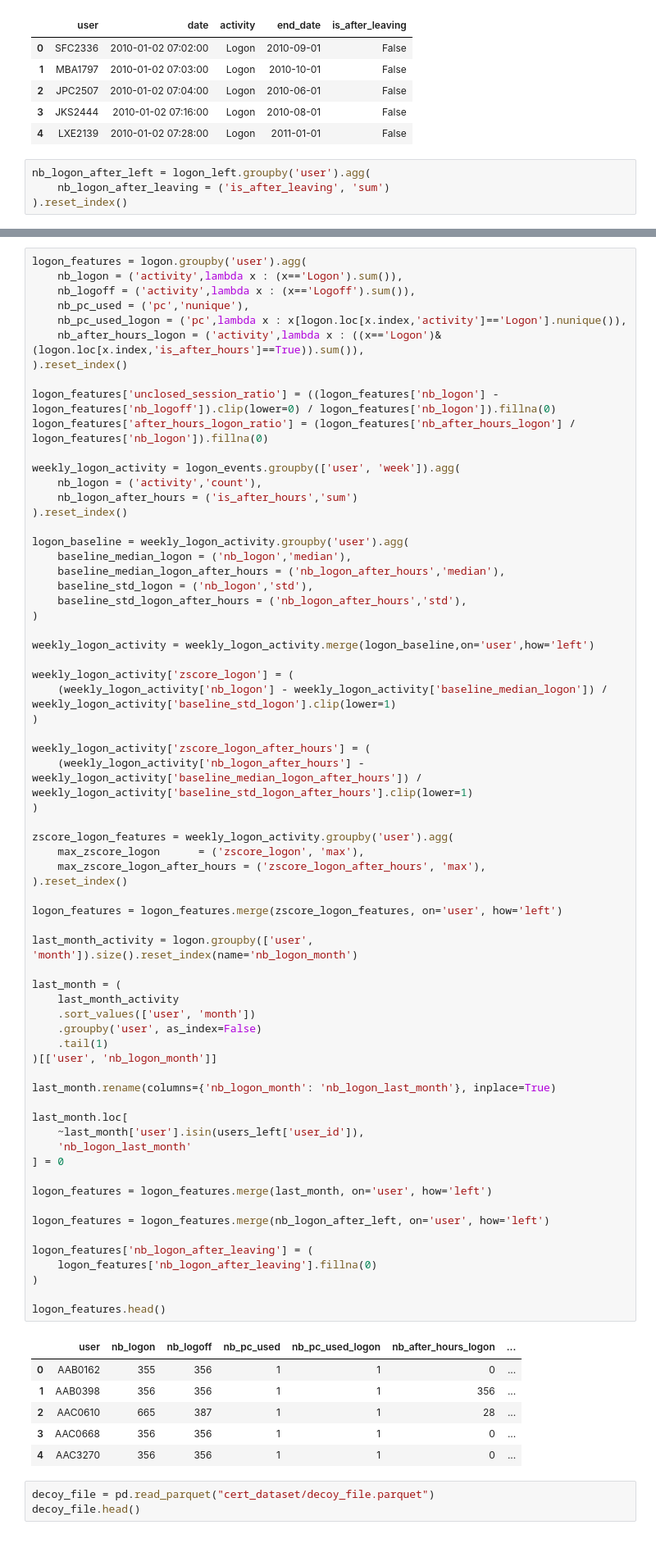
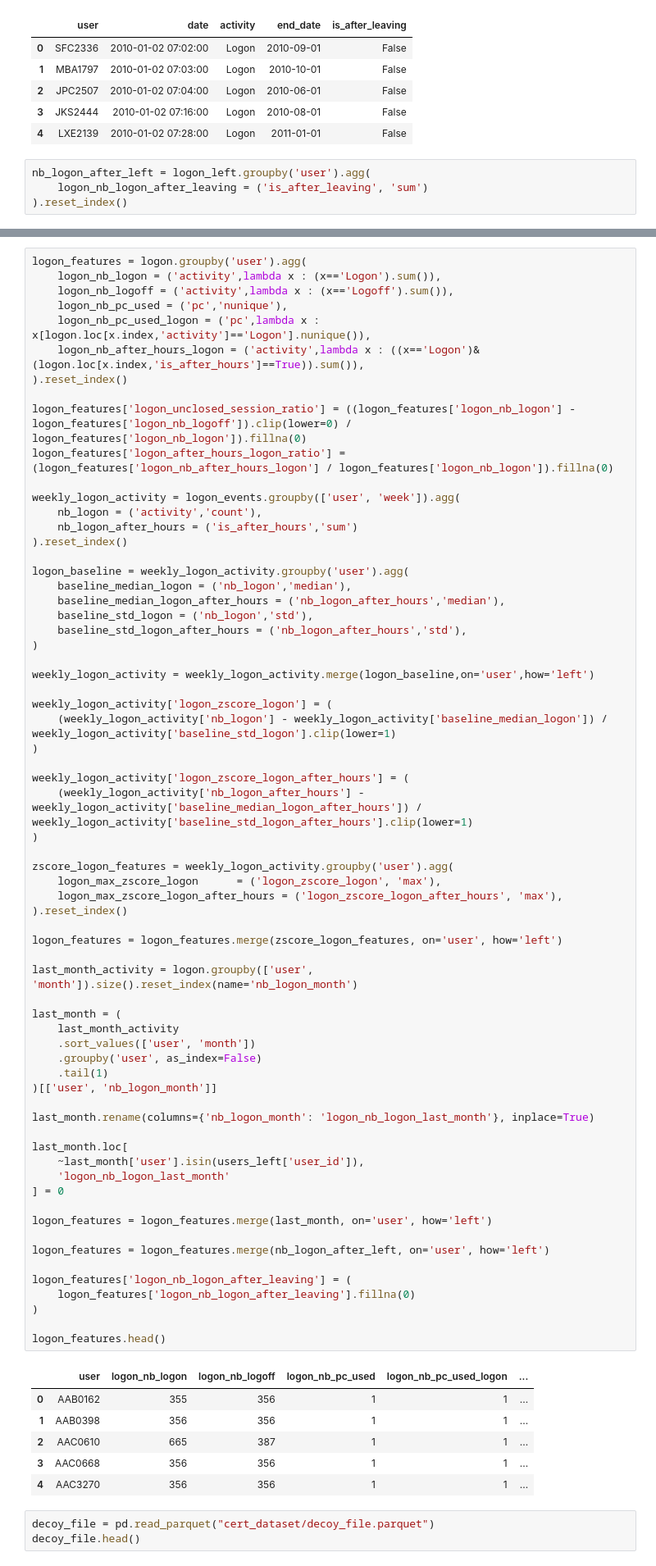
Before and after one commit to SamiKarboubi/CERT-Insider-Threat-Detection, a Jupyter notebook: features_extraction.ipynb, the cells around one changed output, grey strips where cells are left out. Shown at 82% size. Drawn from its saved outputs; the diff is of its cells as text.

```diff
--- a/features_extraction.ipynb
+++ b/features_extraction.ipynb
@@ -313,7 +313,7 @@ logon_left.head()
 | 4 | LXE2139 | 2010-01-02 07:28:00 | Logon | 2011-01-01 | False |
 # %%
 nb_logon_after_left = logon_left.groupby('user').agg(
-    nb_logon_after_leaving = ('is_after_leaving', 'sum')
+    logon_nb_logon_after_leaving = ('is_after_leaving', 'sum')
 ).reset_index()
 # %%
 features_sessions = sessions.groupby('user').agg(
@@ -357,15 +357,15 @@ features_sessions.head()
 | 4 | AAC3270 | 8.080290 | 0 | 356 | 0 | ... |
 # %%
 logon_features = logon.groupby('user').agg(
-    nb_logon = ('activity',lambda x : (x=='Logon').sum()),
-    nb_logoff = ('activity',lambda x : (x=='Logoff').sum()),
-    nb_pc_used = ('pc','nunique'),
-    nb_pc_used_logon = ('pc',lambda x : x[logon.loc[x.index,'activity']=='Logon'].nunique()),
-    nb_after_hours_logon = ('activity',lambda x : ((x=='Logon')&(logon.loc[x.index,'is_after_hours']==True)).sum()),
+    logon_nb_logon = ('activity',lambda x : (x=='Logon').sum()),
+    logon_nb_logoff = ('activity',lambda x : (x=='Logoff').sum()),
+    logon_nb_pc_used = ('pc','nunique'),
+    logon_nb_pc_used_logon = ('pc',lambda x : x[logon.loc[x.index,'activity']=='Logon'].nunique()),
+    logon_nb_after_hours_logon = ('activity',lambda x : ((x=='Logon')&(logon.loc[x.index,'is_after_hours']==True)).sum()),
 ).reset_index()
 
-logon_features['unclosed_session_ratio'] = ((logon_features['nb_logon'] - logon_features['nb_logoff']).clip(lower=0) / logon_features['nb_logon']).fillna(0)
-logon_features['after_hours_logon_ratio'] = (logon_features['nb_after_hours_logon'] / logon_features['nb_logon']).fillna(0)
+logon_features['logon_unclosed_session_ratio'] = ((logon_features['logon_nb_logon'] - logon_features['logon_nb_logoff']).clip(lower=0) / logon_features['logon_nb_logon']).fillna(0)
+logon_features['logon_after_hours_logon_ratio'] = (logon_features['logon_nb_after_hours_logon'] / logon_features['logon_nb_logon']).fillna(0)
 
 weekly_logon_activity = logon_events.groupby(['user', 'week']).agg(
     nb_logon = ('activity','count'),
@@ -381,53 +381,53 @@ logon_baseline = weekly_logon_activity.groupby('user').agg(
 
 weekly_logon_activity = weekly_logon_activity.merge(logon_baseline,on='user',how='left')
 
-weekly_logon_activity['zscore_logon'] = (
+weekly_logon_activity['logon_zscore_logon'] = (
     (weekly_logon_activity['nb_logon'] - weekly_logon_activity['baseline_median_logon']) / weekly_logon_activity['baseline_std_logon'].clip(lower=1)
 )
 
-weekly_logon_activity['zscore_logon_after_hours'] = (
+weekly_logon_activity['logon_zscore_logon_after_hours'] = (
     (weekly_logon_activity['nb_logon_after_hours'] - weekly_logon_activity['baseline_median_logon_after_hours']) / weekly_logon_activity['baseline_std_logon_after_hours'].clip(lower=1)
 )
 
 zscore_logon_features = weekly_logon_activity.groupby('user').agg(
-    max_zscore_logon      = ('zscore_logon', 'max'),
-    max_zscore_logon_after_hours = ('zscore_logon_after_hours', 'max'),
+    logon_max_zscore_logon      = ('logon_zscore_logon', 'max'),
+    logon_max_zscore_logon_after_hours = ('logon_zscore_logon_after_hours', 'max'),
 ).reset_index()
 
 logon_features = logon_features.merge(zscore_logon_features, on='user', how='left')
 
 last_month_activity = logon.groupby(['user', 'month']).size().reset_index(name='nb_logon_month')
 
 last_month = (
     last_month_activity
     .sort_values(['user', 'month'])
     .groupby('user', as_index=False)
     .tail(1)
 )[['user', 'nb_logon_month']]
 
-last_month.rename(columns={'nb_logon_month': 'nb_logon_last_month'}, inplace=True)
+last_month.rename(columns={'nb_logon_month': 'logon_nb_logon_last_month'}, inplace=True)
 
 last_month.loc[
     ~last_month['user'].isin(users_left['user_id']),
-    'nb_logon_last_month'
+    'logon_nb_logon_last_month'
 ] = 0
 
 logon_features = logon_features.merge(last_month, on='user', how='left')
 
 logon_features = logon_features.merge(nb_logon_after_left, on='user', how='left')
 
-logon_features['nb_logon_after_leaving'] = (
-    logon_features['nb_logon_after_leaving'].fillna(0)
+logon_features['logon_nb_logon_after_leaving'] = (
+    logon_features['logon_nb_logon_after_leaving'].fillna(0)
 )
 
 logon_features.head()
 # %% [output]
-|  | user | nb_logon | nb_logoff | nb_pc_used | nb_pc_used_logon | nb_after_hours_logon | ... |
-| 0 | AAB0162 | 355 | 356 | 1 | 1 | 0 | ... |
-| 1 | AAB0398 | 356 | 356 | 1 | 1 | 356 | ... |
-| 2 | AAC0610 | 665 | 387 | 1 | 1 | 28 | ... |
-| 3 | AAC0668 | 356 | 356 | 1 | 1 | 0 | ... |
-| 4 | AAC3270 | 356 | 356 | 1 | 1 | 0 | ... |
+|  | user | logon_nb_logon | logon_nb_logoff | logon_nb_pc_used | logon_nb_pc_used_logon | ... |
+| 0 | AAB0162 | 355 | 356 | 1 | 1 | ... |
+| 1 | AAB0398 | 356 | 356 | 1 | 1 | ... |
+| 2 | AAC0610 | 665 | 387 | 1 | 1 | ... |
+| 3 | AAC0668 | 356 | 356 | 1 | 1 | ... |
+| 4 | AAC3270 | 356 | 356 | 1 | 1 | ... |
 # %%
 decoy_file = pd.read_parquet("cert_dataset/decoy_file.parquet")
 decoy_file.head()
```
Also changed, not shown: parts of 16 cells of this notebook.
